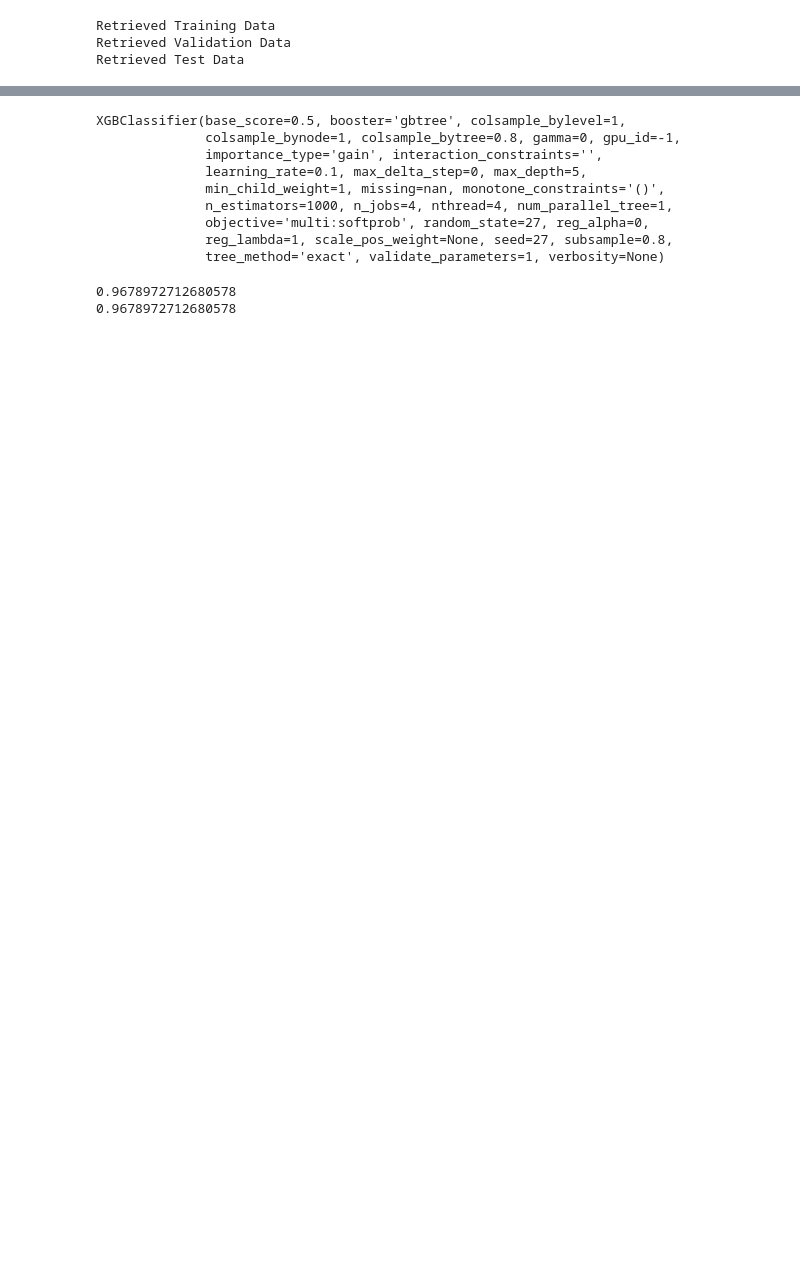
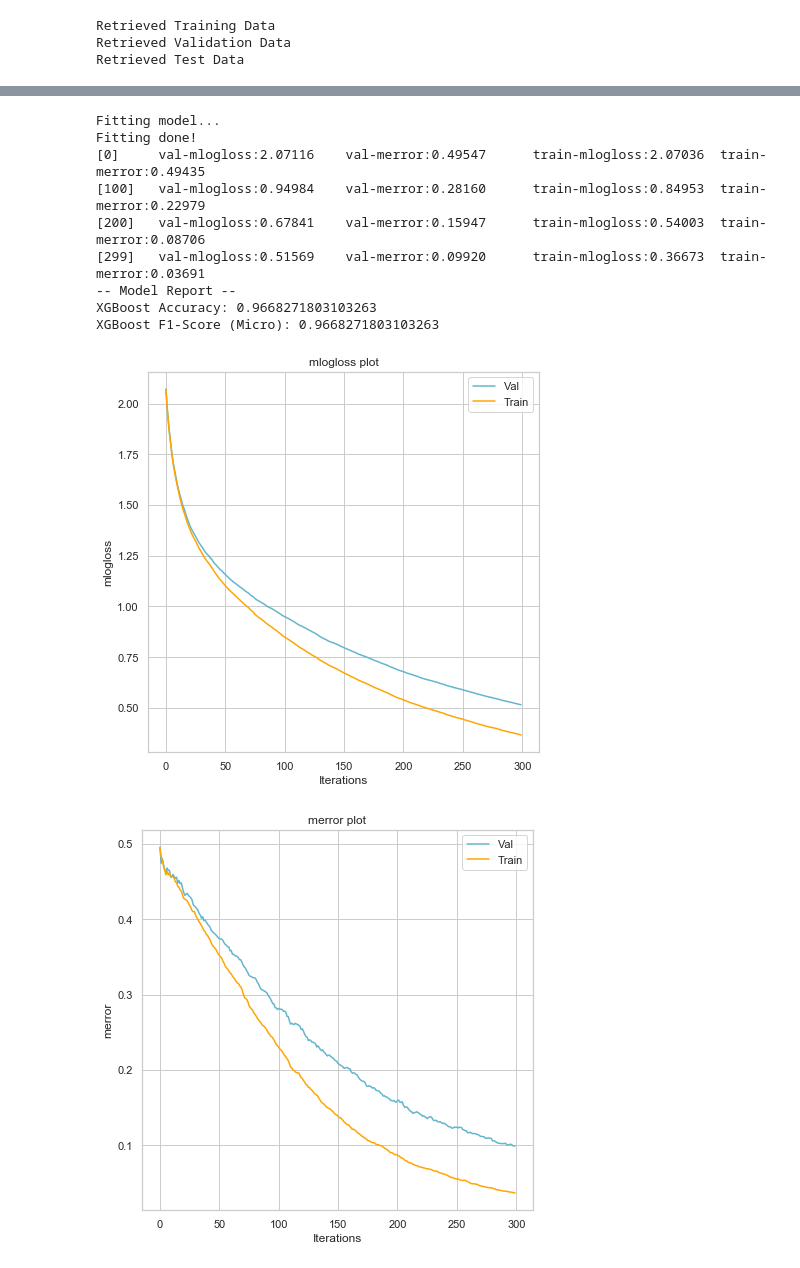
Before and after one commit to ernestng11/touchpoint-prediction, a Jupyter notebook: model-building.ipynb, the cells around one changed output, grey strips where cells are left out. Saved outputs shown, nothing was run; the diff lists cells and outputs as text; code cells hidden in the pictures; blank space fills up the shorter version.

Commit message:
model building and add plots

```diff
--- a/model-building.ipynb
+++ b/model-building.ipynb
@@ -312,0 +278,4 @@ print(f1_score(Y_test, Y_test_predicted,average='micro'))
+# %%
+training_data = {'X_train':X_train,'Y_train':Y_train,
+                'X_val': X_val,'Y_val':Y_val,
+                'X_test': X_test,'Y_test':Y_test}
@@ -313,6 +331,7 @@ print(f1_score(Y_test, Y_test_predicted,average='micro'))
 # %%
 from xgboost.sklearn import XGBClassifier
-
+from sklearn.model_selection import GridSearchCV
+#initial model
 xgb1 = XGBClassifier(learning_rate=0.1,
                     n_estimators=1000,
                     max_depth=5,
@@ -322,22 +341,19 @@ xgb1 = XGBClassifier(learning_rate=0.1,
                     colsample_bytree=0.8,
                     objective='multi:softmax',
                     nthread=4,
+                    num_class=9,
                     seed=27)
-# %%
-xgb1.fit(X_train, Y_train.reshape(Y_train.shape[0],))
-# %% [output]
-XGBClassifier(base_score=0.5, booster='gbtree', colsample_bylevel=1,
-              colsample_bynode=1, colsample_bytree=0.8, gamma=0, gpu_id=-1,
-              importance_type='gain', interaction_constraints='',
-              learning_rate=0.1, max_delta_step=0, max_depth=5,
-              min_child_weight=1, missing=nan, monotone_constraints='()',
-              n_estimators=1000, n_jobs=4, nthread=4, num_parallel_tree=1,
-              objective='multi:softprob', random_state=27, reg_alpha=0,
-              reg_lambda=1, scale_pos_weight=None, seed=27, subsample=0.8,
-              tree_method='exact', validate_parameters=1, verbosity=None)
-# %%
-print(accuracy_score(xgb1.predict(X_test), Y_test))
-print(f1_score(xgb1.predict(X_test),Y_test,average='micro'))
-# %% [output]
-0.9678972712680578
-0.9678972712680578
+# %%
+fitXgb(xgb1, training_data)
+# %% [output]
+Fitting model...
+Fitting done!
+[0]     val-mlogloss:2.07116    val-merror:0.49547      train-mlogloss:2.07036  train-merror:0.49435
+[100]   val-mlogloss:0.94984    val-merror:0.28160      train-mlogloss:0.84953  train-merror:0.22979
+[200]   val-mlogloss:0.67841    val-merror:0.15947      train-mlogloss:0.54003  train-merror:0.08706
+[299]   val-mlogloss:0.51569    val-merror:0.09920      train-mlogloss:0.36673  train-merror:0.03691
+-- Model Report --
+XGBoost Accuracy: 0.9668271803103263
+XGBoost F1-Score (Micro): 0.9668271803103263
+[figure, added]
+[figure, added]
```
Also changed, not shown: parts of 26 cells of this notebook, 5 other files.
